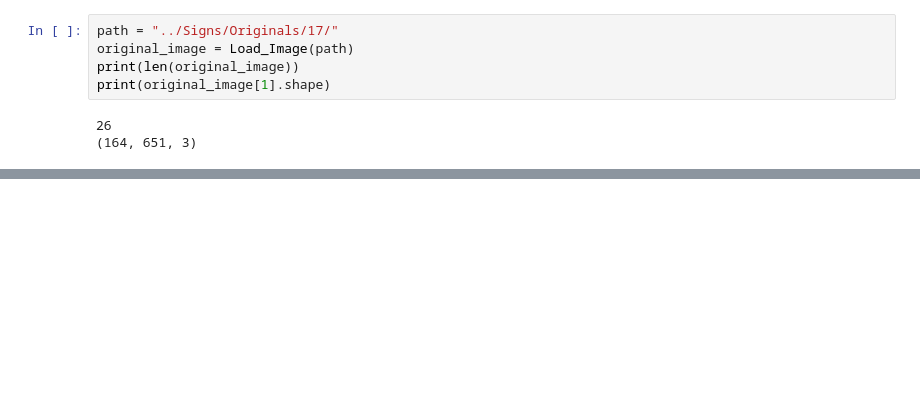
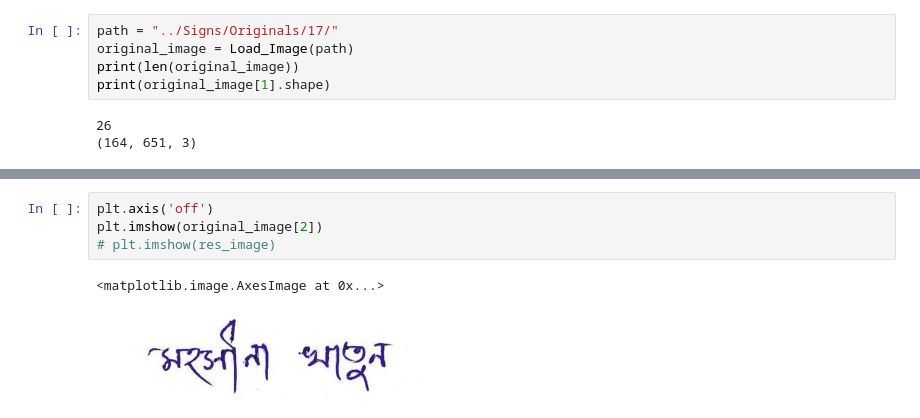
Before and after one commit to NahinBanu/SignDetection, a Jupyter notebook: code/Experimental_notebook.ipynb, the cells around one changed output, grey strips where cells are left out. Drawn from its saved outputs; the diff is of its cells as text; blank space fills up the shorter version.

```diff
--- a/code/Experimental_notebook.ipynb
+++ b/code/Experimental_notebook.ipynb
@@ -22,0 +20,7 @@ AttributeError: module 'cv2' has no attribute 'resize'
+# %%
+plt.axis('off')
+plt.imshow(original_image[2])
+# plt.imshow(res_image)
+# %% [output]
+<matplotlib.image.AxesImage at 0x...>
+[figure, added]
```
Also changed, not shown: parts of 3 cells of this notebook.
